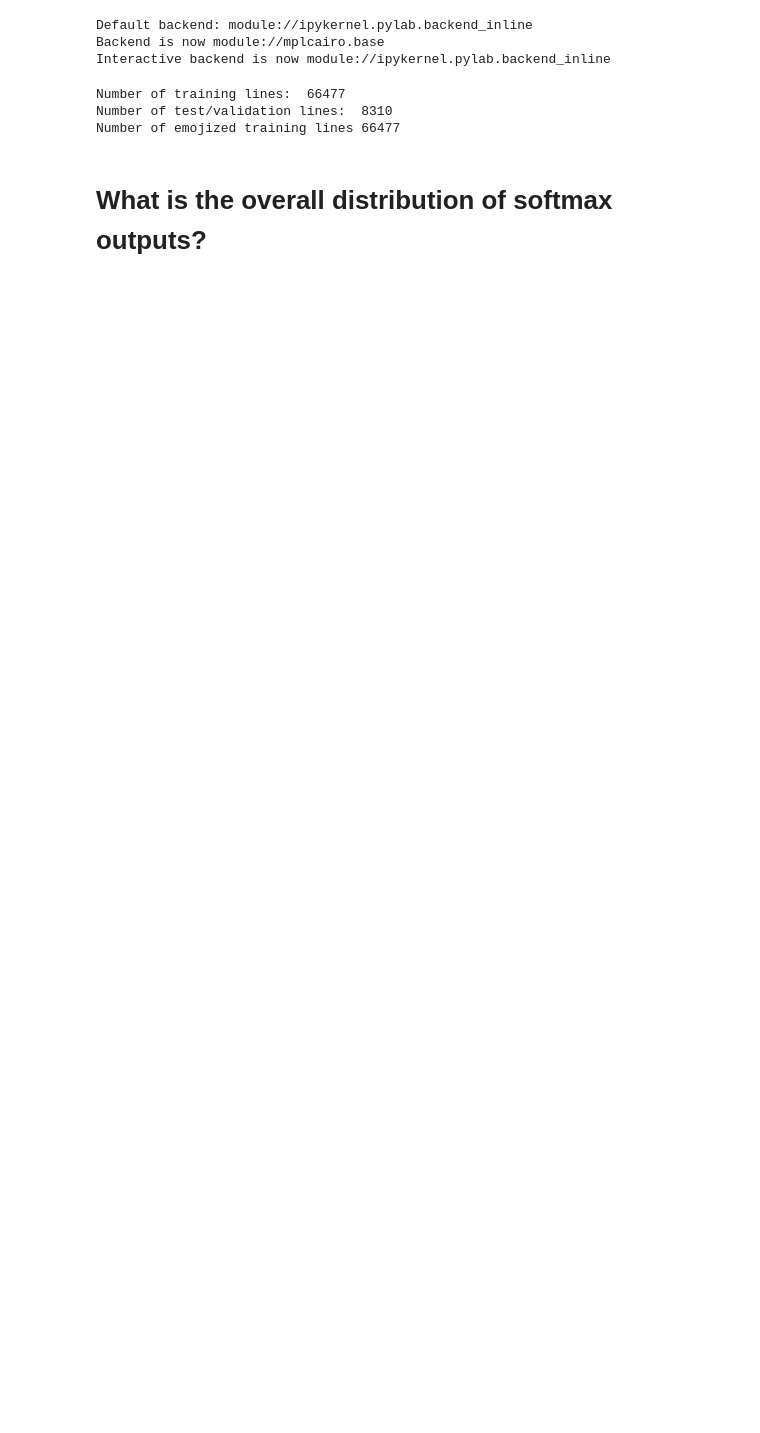
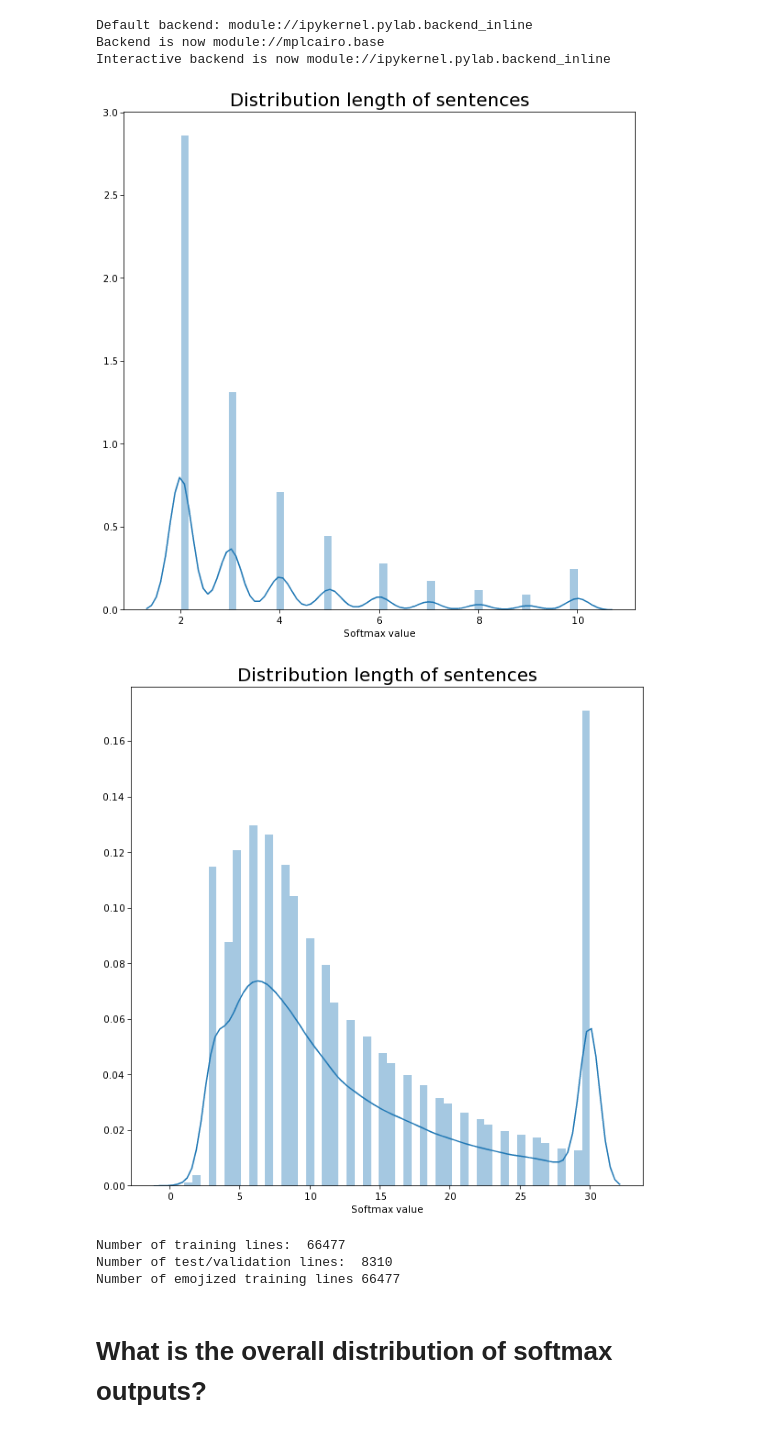
Before and after one commit to natashamjaques/A-Hierarchical-Latent-Structure-for-Variational-Conversation-Modeling, a Jupyter notebook: exploratory_analyses.ipynb, the cells around one changed output. Drawn from its saved outputs; the diff is of its cells as text; code cells hidden in the pictures; blank space fills up the shorter version.

Commit message:
more dataset exploration

```diff
--- a/exploratory_analyses.ipynb
+++ b/exploratory_analyses.ipynb
@@ -22,6 +22,28 @@ print('Interactive backend is now ' + matplotlib.get_backend())
 Default backend: module://ipykernel.pylab.backend_inline
 Backend is now module://mplcairo.base
 Interactive backend is now module://ipykernel.pylab.backend_inline
+# %%
+train_conv_len = pickle.load(open('datasets/cornell/train/conversation_length.pkl', 'rb'))
+train_sent_len_pkl = pickle.load(open('datasets/cornell/train/sentence_length.pkl', 'rb'))
+train_sent_len = [s_len for conv in train_sent_len_pkl for s_len in conv]
+# %%
+# Plot histogram of number of sentences/conversations
+# Input:
+# list of values
+def plot_sent_length_hist(inp, ttl):
+    plt.figure(figsize=(10,10))
+    sns.distplot(inp)
+    plt.title('Distribution length of '+ttl, fontsize=20)
+    plt.xlabel('Softmax value')
+
+#     plt.savefig('emoji_pobs.png')
+    plt.show()
+
+plot_sent_length_hist(train_conv_len, 'conversat')
+plot_sent_length_hist(train_sent_len, ttl)
+# %% [output]
+[figure, added]
+[figure, added]
 # %%
 # train_pkl = pickle.load(open('datasets/cornell/train/sentences.pkl', 'rb'))
 # print ('Number of training lines: ', len(train_pkl))
```
